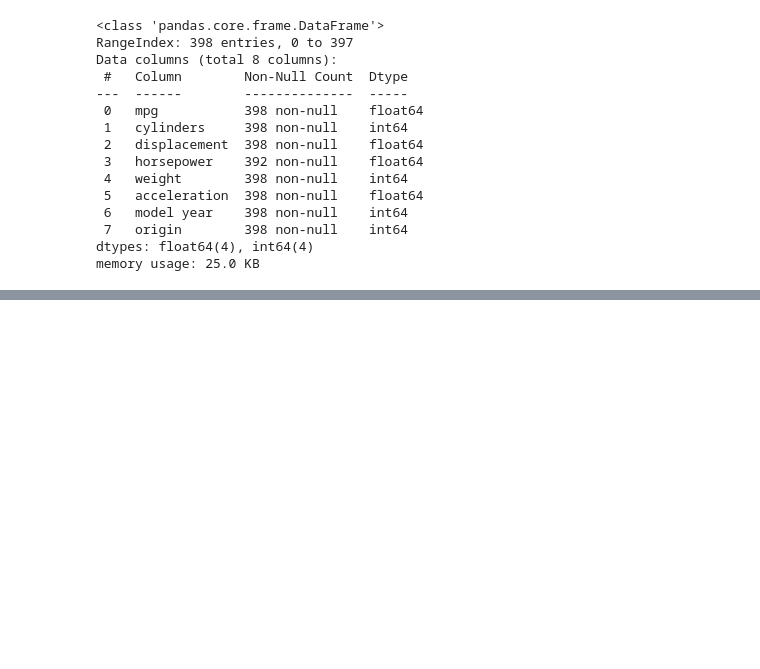
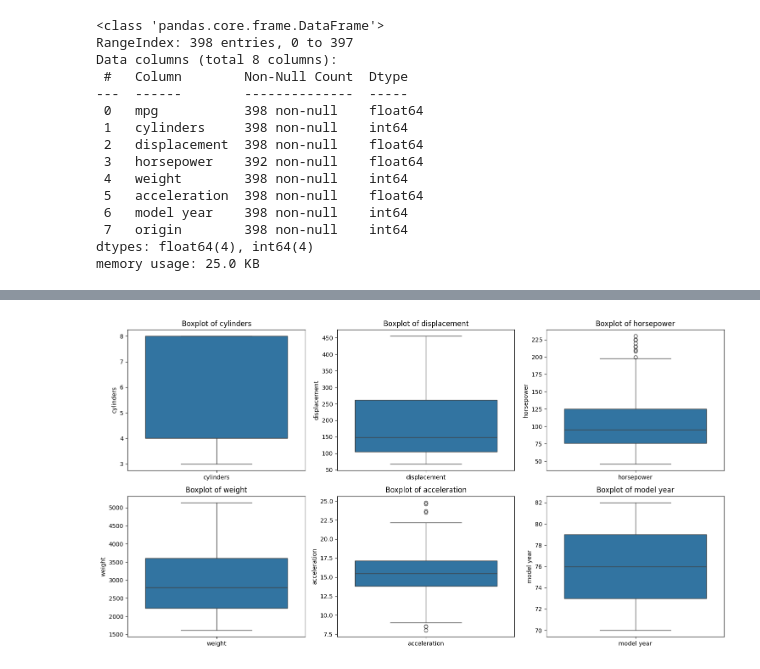
Before and after one commit to the-atasoy/FuelConsumptionPredictor, a Jupyter notebook: playground/index.ipynb, the cells around one changed output, grey strips where cells are left out. Drawn from its saved outputs; the diff is of its cells as text; code cells hidden in the pictures; blank space fills up the shorter version.

```diff
--- a/playground/index.ipynb
+++ b/playground/index.ipynb
@@ -81,0 +87,10 @@ plt.show()
+# %%
+df_one_hot = pd.get_dummies(df['origin'], prefix='', prefix_sep='')
+
+df_one_hot.columns = ['origin_america', 'origin_europa', 'origin_japan']
+
+df = pd.concat([df.drop(columns=['origin']), df_one_hot], axis=1)
+
+df[['origin_america', 'origin_europa', 'origin_japan']] = df[['origin_america', 'origin_europa', 'origin_japan']].astype(int)
+
+print(df.info())
@@ -81,0 +116,15 @@ plt.show()
+# %%
+fig, axes = plt.subplots(2, 3, figsize=(15, 8))
+
+columns = ['cylinders', 'displacement', 'horsepower', 'weight', 'acceleration', 'model year']
+
+for i, column in enumerate(columns):
+    ax = axes[i//3, i%3]
+    sns.boxplot(data=df[[column]], ax=ax)
+    ax.set_title(f'Boxplot of {column}')
+    ax.set_ylabel(column)
+
+plt.tight_layout()
+plt.show()
+# %% [output]
+[figure, added]
```
Also changed, not shown: parts of 14 cells of this notebook, 1 other file.
